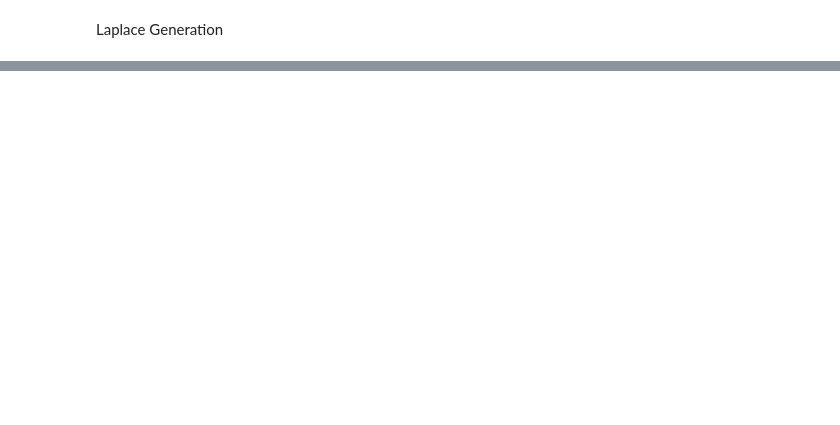
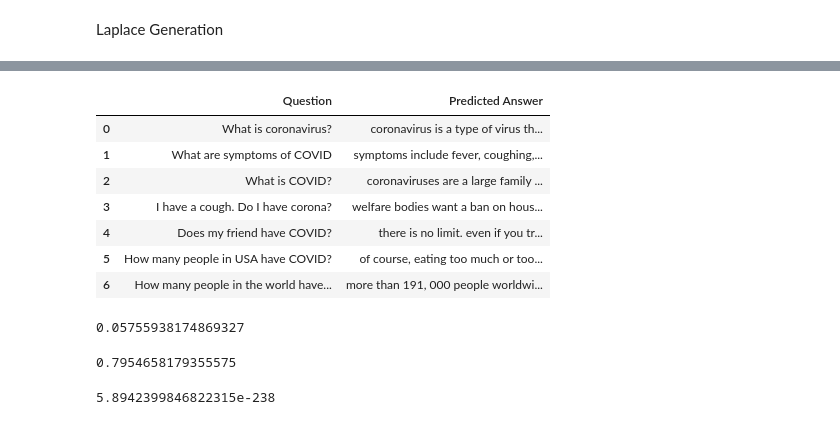
Before and after one commit to suhaillala/COVID_QA_Project, a Jupyter notebook: Project.ipynb, the cells around one changed output, grey strips where cells are left out. Saved outputs shown, nothing was run; the diff lists cells and outputs as text; code cells hidden in the pictures; blank space fills up the shorter version.

```diff
--- a/Project.ipynb
+++ b/Project.ipynb
@@ -495,6 +490,19 @@ docs_new = ['What is coronavirus?',
             'How many people in the world have covid19?']
 X_test_tfidf = tfidf_vectorizer.transform(docs_new)
 
-predicted = []
+predicted_custom = []
 for cluster in model_kmeans.predict(X_test_tfidf):
-    predicted.append(laplace_generation_fivegram('<s>', cluster))
+    predicted_custom.append(laplace_generation_fivegram('<s>', cluster))
+# %%
+# View results
+results_custom = pd.DataFrame(data = {'Question': docs_new, 'Predicted Answer': predicted_custom})
+results_custom
+# %% [output]
+|  | Question | Predicted Answer |
+| 0 | What is coronavirus? | coronavirus is a type of virus th... |
+| 1 | What are symptoms of COVID | symptoms include fever, coughing,... |
+| 2 | What is COVID? | coronaviruses are a large family ... |
+| 3 | I have a cough. Do I have corona? | welfare bodies want a ban on hous... |
+| 4 | Does my friend have COVID? | there is no limit. even if you tr... |
+| 5 | How many people in USA have COVID? | of course, eating too much or too... |
+| 6 | How many people in the world have... | more than 191, 000 people worldwi... |
@@ -500,0 +529,16 @@ for cluster in model_kmeans.predict(X_test_tfidf):
+# %%
+## Compute bleu scores
+# Mean
+statistics.mean(bleu_score)
+# %% [output]
+0.05755938174869327
+# %%
+# Max
+max(bleu_score)
+# %% [output]
+0.7954658179355575
+# %%
+# Min
+min(bleu_score)
+# %% [output]
+5.8942399846822315e-238
```
Also changed, not shown: parts of 13 cells of this notebook, 3 other files.
